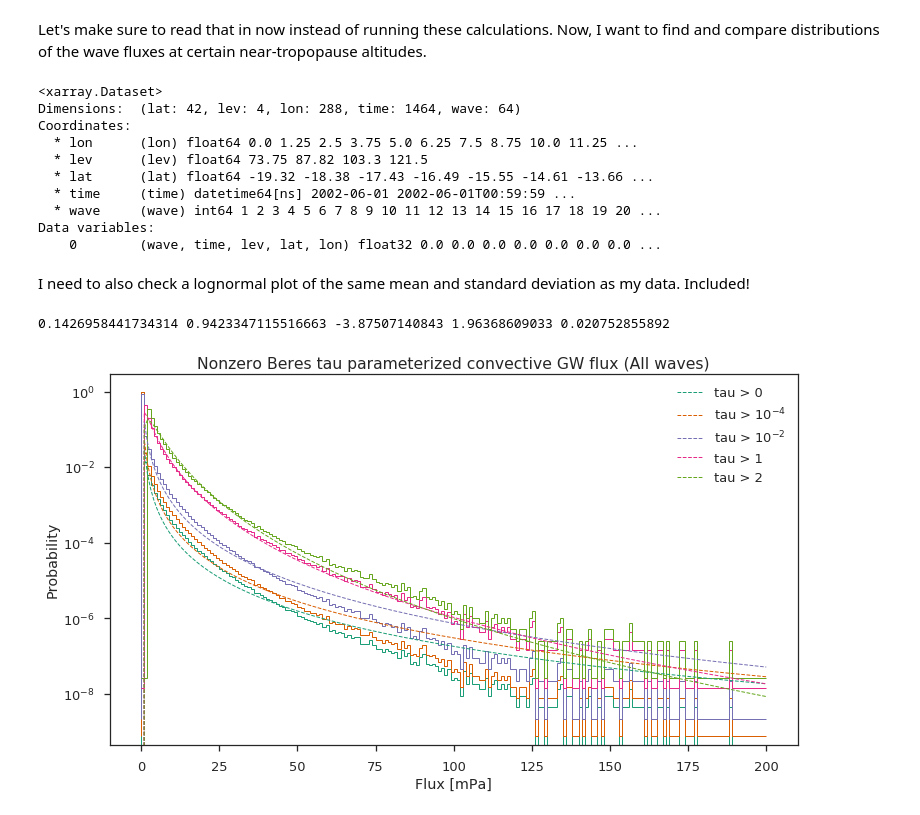
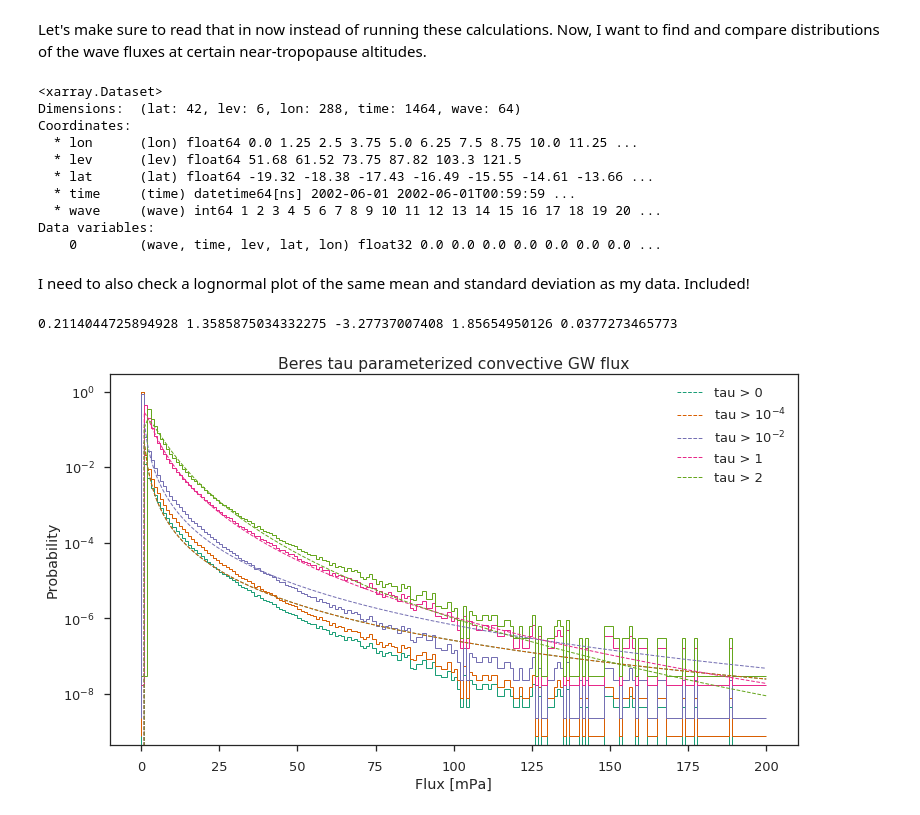
Before and after one commit to dcamron/ncar-gwdst, a Jupyter notebook: notebooks/waves.ipynb, the cells around one changed output. Drawn from its saved outputs; the diff is of its cells as text; code cells hidden in the pictures.

Commit message:
Cleaned and updated waves notebook with final clean distributions.

```diff
--- a/notebooks/waves.ipynb
+++ b/notebooks/waves.ipynb
@@ -44,14 +44,14 @@ tau.to_dataset().to_netcdf('/glade/scratch/mcamron/output/gwdst/tau_magnitude.nc
 Let's make sure to read that in now instead of running these calculations. Now, I want to find and compare distributions of the wave fluxes at certain near-tropopause altitudes.
 # %%
 tau = xr.open_dataset('/glade/scratch/mcamron/output/gwdst/tau_magnitude.nc', chunks={'lev': 1, 'time': 24})
-tau = tau.sel(lev=slice(70, 130))
+tau = tau.sel(lev=slice(50, 130))
 tau
 # %% [output]
 <xarray.Dataset>
-Dimensions:  (lat: 42, lev: 4, lon: 288, time: 1464, wave: 64)
+Dimensions:  (lat: 42, lev: 6, lon: 288, time: 1464, wave: 64)
 Coordinates:
   * lon      (lon) float64 0.0 1.25 2.5 3.75 5.0 6.25 7.5 8.75 10.0 11.25 ...
-  * lev      (lev) float64 73.75 87.82 103.3 121.5
+  * lev      (lev) float64 51.68 61.52 73.75 87.82 103.3 121.5
   * lat      (lat) float64 -19.32 -18.38 -17.43 -16.49 -15.55 -14.61 -13.66 ...
   * time     (time) datetime64[ns] 2002-06-01 2002-06-01T00:59:59 ...
   * wave     (wave) int64 1 2 3 4 5 6 7 8 9 10 11 12 13 14 15 16 17 18 19 20 ...
@@ -60,9 +60,9 @@ Data variables:
 # %% [markdown]
 I need to also check a lognormal plot of the same mean and standard deviation as my data. Included!
 # %%
-tau100 = tau['0'].sel(lev=100, method='nearest')
-m = tau100.where(tau100 > 0).mean(skipna=True).values
-v = tau100.where(tau100 > 0).var(skipna=True).values
+tauplot = tau['0'].sel(lev=60, method='nearest')
+m = tauplot.where(tauplot > 10**-4).mean(skipna=True).values
+v = tauplot.where(tauplot > 10**-4).var(skipna=True).values
 mu = xu.log(m / xu.sqrt(1 + v/m**2))
 s = xu.sqrt(xu.log(1 + v/m**2))
 scale = xu.exp(mu)
@@ -71,28 +71,28 @@ x = np.arange(0, 201, 1)
 
 print(m, v, mu, s, scale)
 # %% [output]
-0.1426958441734314 0.9423347115516663 -3.87507140843 1.96368609033 0.020752855892
+0.2114044725894928 1.3585875034332275 -3.27737007408 1.85654950126 0.0377273465773
 # %%
-m2 = tau100.where(tau100 > 10**-4).mean(skipna=True).values
-v2 = tau100.where(tau100 > 10**-4).var(skipna=True).values
+m2 = tauplot.where(tauplot > 10**-4).mean(skipna=True).values
+v2 = tauplot.where(tauplot > 10**-4).var(skipna=True).values
 mu2 = xu.log(m2 / xu.sqrt(1 + v2/m2**2))
 s2 = xu.sqrt(xu.log(1 + v2/m2**2))
 scale2 = xu.exp(mu2)
 
-m3 = tau100.where(tau100 > 10**-2).mean(skipna=True).values
-v3 = tau100.where(tau100 > 10**-2).var(skipna=True).values
+m3 = tauplot.where(tauplot > 10**-2).mean(skipna=True).values
+v3 = tauplot.where(tauplot > 10**-2).var(skipna=True).values
 mu3 = xu.log(m3 / xu.sqrt(1 + v3/m3**2))
 s3 = xu.sqrt(xu.log(1 + v3/m3**2))
 scale3 = xu.exp(mu3)
 
-m4 = tau100.where(tau100 > 1).mean(skipna=True).values
-v4 = tau100.where(tau100 > 1).var(skipna=True).values
+m4 = tauplot.where(tauplot > 1).mean(skipna=True).values
+v4 = tauplot.where(tauplot > 1).var(skipna=True).values
 mu4 = xu.log(m4 / xu.sqrt(1 + v4/m4**2))
 s4 = xu.sqrt(xu.log(1 + v4/m4**2))
 scale4 = xu.exp(mu4)
 
-m5 = tau100.where(tau100 > 2).mean(skipna=True).values
-v5 = tau100.where(tau100 > 2).var(skipna=True).values
+m5 = tauplot.where(tauplot > 2).mean(skipna=True).values
+v5 = tauplot.where(tauplot > 2).var(skipna=True).values
 mu5 = xu.log(m5 / xu.sqrt(1 + v5/m5**2))
 s5 = xu.sqrt(xu.log(1 + v5/m5**2))
 scale5 = xu.exp(mu5)
@@ -102,41 +102,39 @@ colors = colors.as_hex()
 # %%
 f, ax = plt.subplots(figsize=(11, 6.5))
 
-#for l in tau.lev:
-l = tau.lev.sel(lev=100, method='nearest')
-(tau['0'].sel(lev=l).where(tau['0'].sel(lev=l) > 0)
+(tauplot.where(tauplot > 0)
  .plot.hist(ax=ax, bins=x, density=True, log=True, histtype='step',
-                linewidth=1, color=colors[0]))#, label=('%.2f hPa' % l.values)))
+                linewidth=1, color=colors[0]))
 
-(tau['0'].sel(lev=l).where(tau['0'].sel(lev=l) > 10**-4)
+(tauplot.where(tauplot > 10**-4)
  .plot.hist(ax=ax, bins=x, density=True, log=True, histtype='step',
-                linewidth=1, color=colors[1]))#, label=('%.2f hPa' % l.values)))
+                linewidth=1, color=colors[1]))
 
-(tau['0'].sel(lev=l).where(tau['0'].sel(lev=l) > 10**-2)
+(tauplot.where(tauplot > 10**-2)
  .plot.hist(ax=ax, bins=x, density=True, log=True, histtype='step',
-                linewidth=1, color=colors[2]))#, label=('%.2f hPa' % l.values)))
+                linewidth=1, color=colors[2]))
 
-(tau['0'].sel(lev=l).where(tau['0'].sel(lev=l) > 1)
+(tauplot.where(tauplot > 1)
  .plot.hist(ax=ax, bins=x, density=True, log=True, histtype='step',
-                linewidth=1, color=colors[3]))#, label=('%.2f hPa' % l.values)))
+                linewidth=1, color=colors[3]))
 
-(tau['0'].sel(lev=l).where(tau['0'].sel(lev=l) > 2)
+(tauplot.where(tauplot > 2)
  .plot.hist(ax=ax, bins=x, density=True, log=True, histtype='step',
-                linewidth=1, color=colors[4]))#, label=('%.2f hPa' % l.values)))
+                linewidth=1, color=colors[4]))
 
 ax.plot(x, lognorm.pdf(x, s, scale=scale), linewidth=1, c=colors[0], ls='dashed', label=('tau > 0'))
 ax.plot(x, lognorm.pdf(x, s2, scale=scale2), linewidth=1, c=colors[1], ls='dashed', label=(r'tau > $10^{-4}$'))
 ax.plot(x, lognorm.pdf(x, s3, scale=scale3), linewidth=1, c=colors[2], ls='dashed', label=(r'tau > $10^{-2}$'))
 ax.plot(x, lognorm.pdf(x, s4, scale=scale4), linewidth=1, c=colors[3], ls='dashed', label=(r'tau > 1'))
 ax.plot(x, lognorm.pdf(x, s5, scale=scale5), linewidth=1, c=colors[4], ls='dashed', label=(r'tau > 2'))
 
 ax.legend(loc='upper right')
 ax.set_xlabel('Flux [mPa]')
 ax.set_ylabel('Probability')
-ax.set_title('Nonzero Beres tau parameterized convective GW flux (All waves)')
+ax.set_title('Beres tau parameterized convective GW flux')
 
 plt.tight_layout()
 
 f.savefig('../figures/waves/dist_flux_LN.png')
 # %% [output]
-[figure, old version]
+[figure, new version]
```
Also changed, not shown: parts of 6 cells of this notebook, 2 other files.
